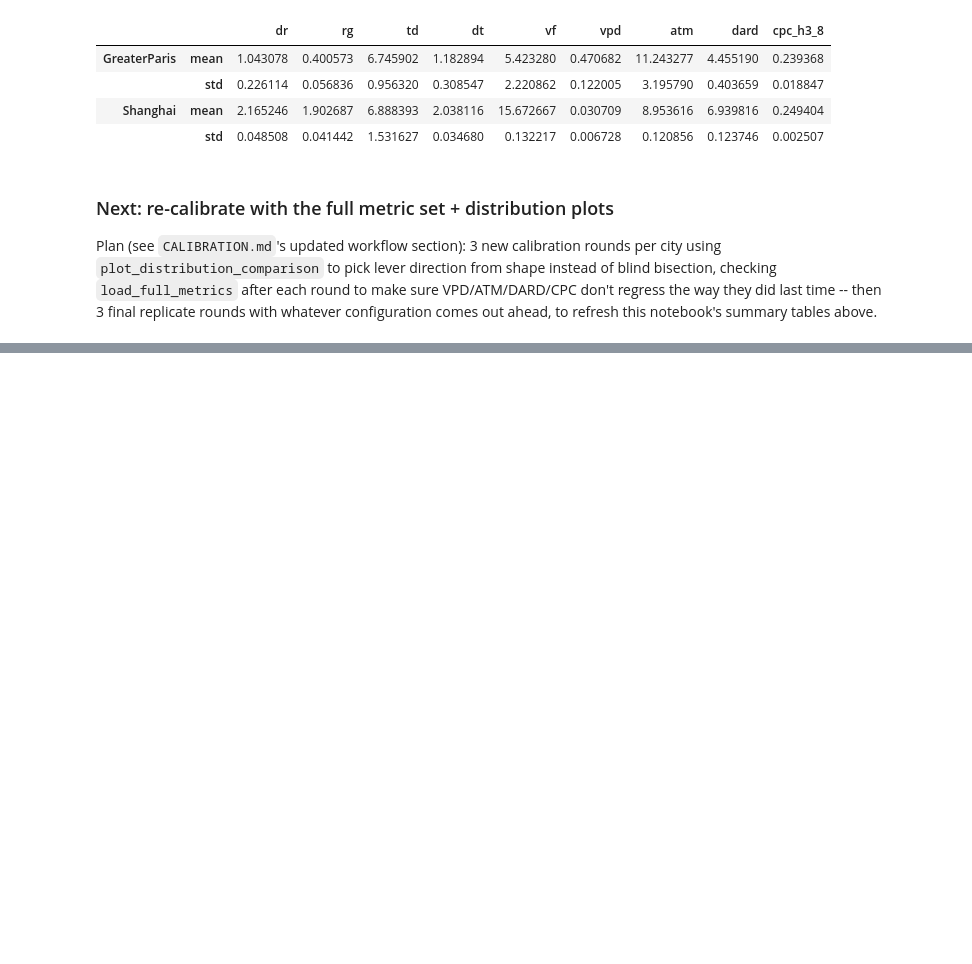
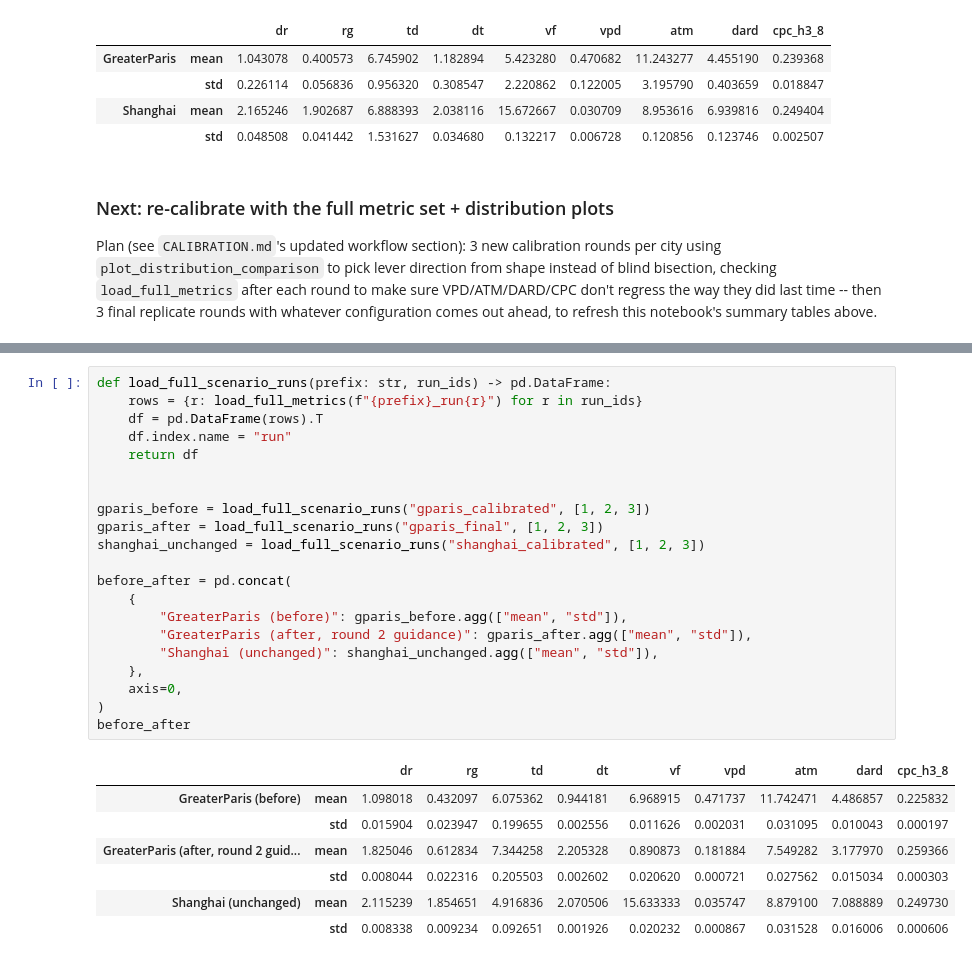
Before and after one commit to gefgu/citybehavex, a Jupyter notebook: notebooks/07_simulation_calibration/simulation_calibration.ipynb, the cells around one changed output, grey strips where cells are left out. Saved outputs shown, nothing was run; the diff lists cells and outputs as text; blank space fills up the shorter version.

```diff
--- a/notebooks/07_simulation_calibration/simulation_calibration.ipynb
+++ b/notebooks/07_simulation_calibration/simulation_calibration.ipynb
@@ -257,0 +282,29 @@ out ahead, to refresh this notebook's summary tables above.
+# %%
+def load_full_scenario_runs(prefix: str, run_ids) -> pd.DataFrame:
+    rows = {r: load_full_metrics(f"{prefix}_run{r}") for r in run_ids}
+    df = pd.DataFrame(rows).T
+    df.index.name = "run"
+    return df
+
+
+gparis_before = load_full_scenario_runs("gparis_calibrated", [1, 2, 3])
+gparis_after = load_full_scenario_runs("gparis_final", [1, 2, 3])
+shanghai_unchanged = load_full_scenario_runs("shanghai_calibrated", [1, 2, 3])
+
+before_after = pd.concat(
+    {
+        "GreaterParis (before)": gparis_before.agg(["mean", "std"]),
+        "GreaterParis (after, round 2 guidance)": gparis_after.agg(["mean", "std"]),
+        "Shanghai (unchanged)": shanghai_unchanged.agg(["mean", "std"]),
+    },
+    axis=0,
+)
+before_after
+# %% [output]
+|  |  | dr | rg | td | dt | vf | vpd | atm | dard | cpc_h3_8 |
+| GreaterParis (before) | mean | 1.098018 | 0.432097 | 6.075362 | 0.944181 | 6.968915 | 0.471737 | 11.742471 | 4.486857 | 0.225832 |
+|  | std | 0.015904 | 0.023947 | 0.199655 | 0.002556 | 0.011626 | 0.002031 | 0.031095 | 0.010043 | 0.000197 |
+| GreaterParis (after, round 2 guid... | mean | 1.825046 | 0.612834 | 7.344258 | 2.205328 | 0.890873 | 0.181884 | 7.549282 | 3.177970 | 0.259366 |
+|  | std | 0.008044 | 0.022316 | 0.205503 | 0.002602 | 0.020620 | 0.000721 | 0.027562 | 0.015034 | 0.000303 |
+| Shanghai (unchanged) | mean | 2.115239 | 1.854651 | 4.916836 | 2.070506 | 15.633333 | 0.035747 | 8.879100 | 7.088889 | 0.249730 |
+|  | std | 0.008338 | 0.009234 | 0.092651 | 0.001926 | 0.020232 | 0.000867 | 0.031528 | 0.016006 | 0.000606 |
```
Also changed, not shown: parts of 3 cells of this notebook, 37 other files.
